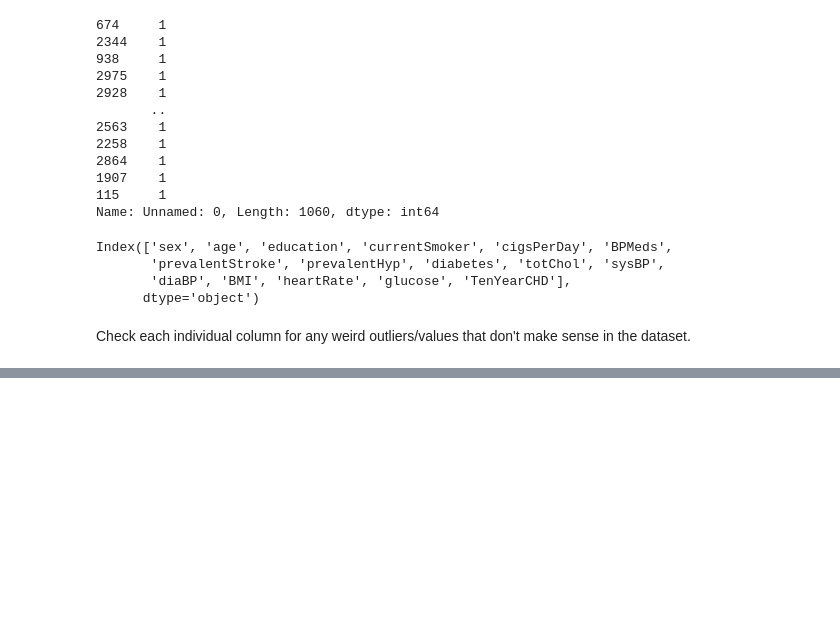
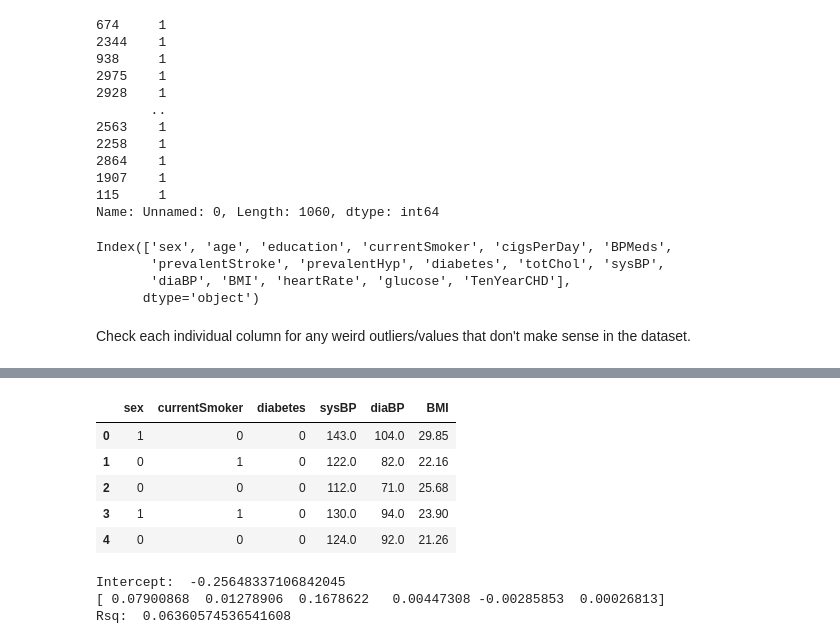
Before and after one commit to Catherine-Nguyen88/project_chd, a Jupyter notebook: CHD_Catherine's_Part.ipynb, the cells around one changed output, grey strips where cells are left out. Saved outputs shown, nothing was run; the diff lists cells and outputs as text; code cells hidden in the pictures; blank space fills up the shorter version.

```diff
--- a/CHD_Catherine's_Part.ipynb
+++ b/CHD_Catherine's_Part.ipynb
@@ -99,0 +349,21 @@ Check each individual column for any weird outliers/values that don't make sense
+# %%
+vars2 = ['sex','currentSmoker','diabetes','sysBP','diaBP','BMI']
+X2 = train_final1.loc[:,vars2] # Construct data matrix
+y = train_final1['TenYearCHD']
+X2.head() # Peek at data
+# %% [output]
+|  | sex | currentSmoker | diabetes | sysBP | diaBP | BMI |
+| 0 | 1 | 0 | 0 | 143.0 | 104.0 | 29.85 |
+| 1 | 0 | 1 | 0 | 122.0 | 82.0 | 22.16 |
+| 2 | 0 | 0 | 0 | 112.0 | 71.0 | 25.68 |
+| 3 | 1 | 1 | 0 | 130.0 | 94.0 | 23.90 |
+| 4 | 0 | 0 | 0 | 124.0 | 92.0 | 21.26 |
+# %%
+reg = LinearRegression().fit(X2, y) # Fit the linear model
+print('Intercept: ', reg.intercept_) # Intercept value
+print(reg.coef_) # Regression coefficients
+print('Rsq: ', reg.score(X2, y)) # R squared measure
+# %% [output]
+Intercept:  -0.25648337106842045
+[ 0.07900868  0.01278906  0.1678622   0.00447308 -0.00285853  0.00026813]
+Rsq:  0.06360574536541608
```
Also changed, not shown: parts of 36 cells of this notebook.
